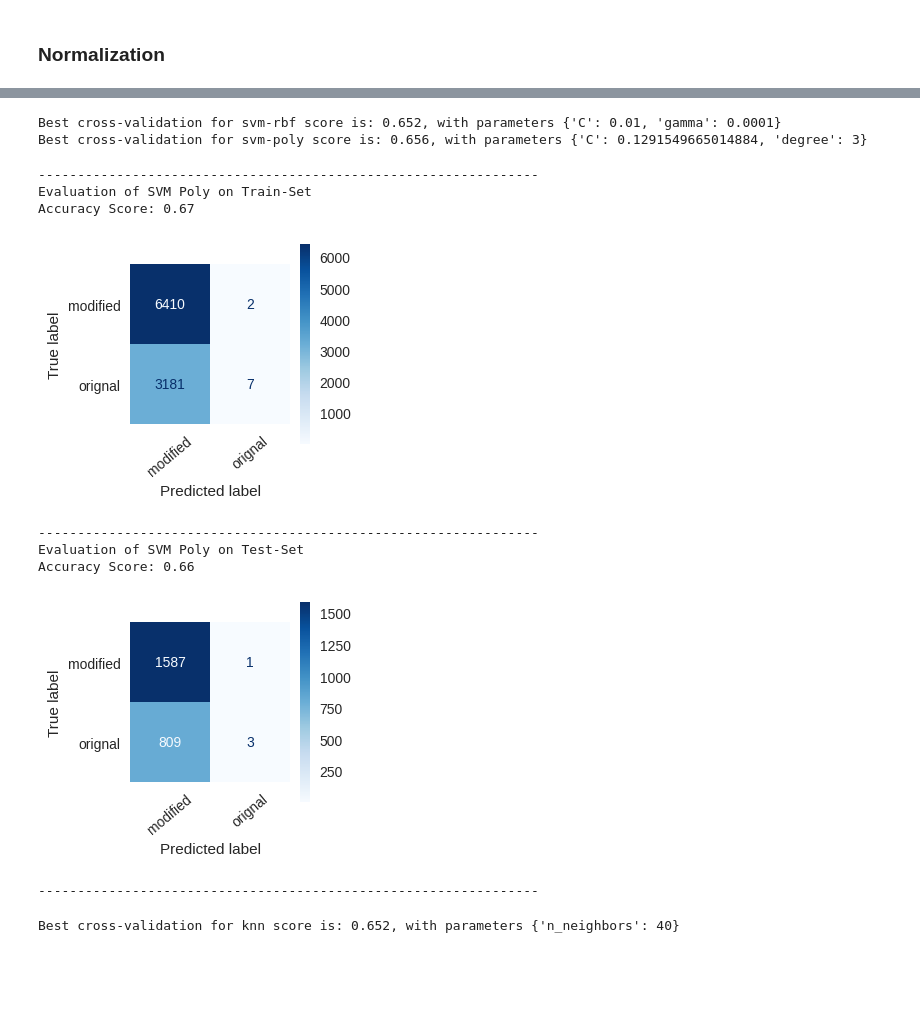
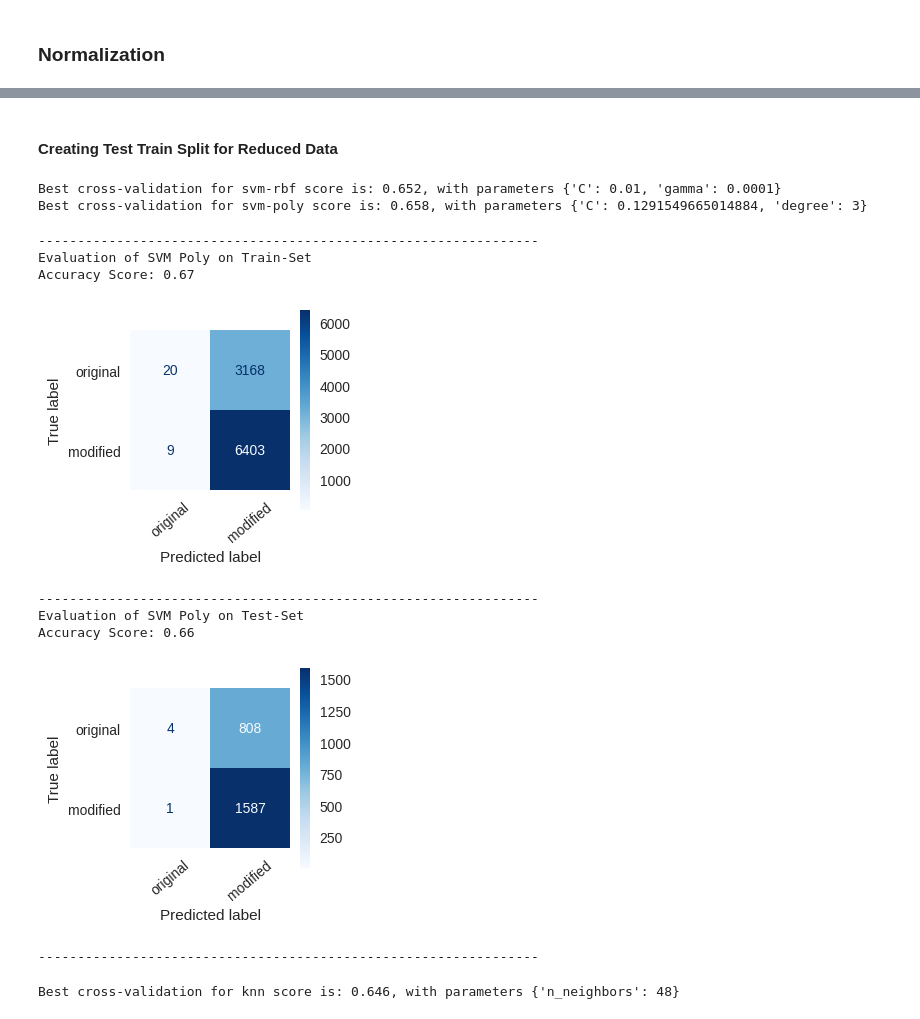
Before and after one commit to dario-x/Deep_Fake_Detection, a Jupyter notebook: main.ipynb, the cells around one changed output, grey strips where cells are left out. Cells and saved outputs as stored; diff of their text form; code cells hidden in the pictures; blank space fills up the shorter version.

```diff
--- a/main.ipynb
+++ b/main.ipynb
@@ -150,47 +243,11 @@ X_svd = svd.fit_transform(X)
+# %% [markdown]
+#### Creating Test Train Split for Reduced Data
 # %%
 #method used for splitting the data into training and testing partitions
-trainX, testX, trainY, testY = train_test_split(X_svd, Y, test_size=0.2, random_state=77)
-
-#trainX, valX, trainY, valY = train_test_split(trainX, trainY, test_size=0.1, random_state=1)
+reduced_trainX, reduced_testX, reduced_trainY, reduced_testY = train_test_split(X_svd, Y, test_size=0.2, random_state=77)
 # %%
-
-
 # dict to store evaluation results
 predYtest = {}
-
-# define a function for evaluation
-def evaluate_model(Model, Model_Name, class_names, trainX=trainX, testX=testX,
-                   trainY=trainY, testY=testY, skip_train=False):
-
-    for i in [[trainX, trainY, "Train"], [testX, testY, "Test"]]:
-        X = i[0]
-        Y = i[1]
-        Set_Name = i[2]
-
-        if skip_train == True and Set_Name == "Train":
-            continue
-
-        print("----------------------------------------------------------------")
-        print("Evaluation of " + Model_Name + " on " + Set_Name +  "-Set")
-
-        #doing the prediction
-        Y_hat = Model.predict(X)
-        predYtest[Model_Name] = Y_hat
-
-        #outputing accuracy, precision, recall and the confusion matrix
-        print("Accuracy Score: {:.2f}".format(metrics.accuracy_score(Y, Y_hat)))
-
-        confusion_matrix = metrics.confusion_matrix(Y, Y_hat)
-        cm_display = metrics.ConfusionMatrixDisplay(confusion_matrix = confusion_matrix, display_labels = class_names)
-        cm_display.plot(cmap = 'Blues', ax = plt.figure(figsize=(2,2), dpi=100).add_axes([0, 0, 1, 1]))
-        plt.grid(False)
-        plt.xticks(rotation=40)
-        plt.show()
-
-    print("----------------------------------------------------------------")
-
-#for model_name in clfs.keys():
- #   evaluate_model(clfs[model_name], model_name, ["no_face", "face"], trainXn, testXn)
 # %%
 clfs = {}
 # setup all the parameters and models
@@ -206,7 +263,7 @@ exps = {
         'clf': svm.SVC(kernel='poly') },
     }
 
-def do_cross_validation_search(exps):
+def do_cross_validation_search(exps, trainX, trainY):
 
   for model_name in exps.keys():
       paramgrid = exps[model_name]['paramgrid']
@@ -219,23 +276,24 @@ def do_cross_validation_search(exps):
                                                                               clf.best_score_,
                                                                               clf.best_params_))
       #clfs[model_name] = clf
-do_cross_validation_search(exps)
+do_cross_validation_search(exps, reduced_trainX, reduced_trainY)
 # %% [output]
 Best cross-validation for svm-rbf score is: 0.652, with parameters {'C': 0.01, 'gamma': 0.0001}
-Best cross-validation for svm-poly score is: 0.656, with parameters {'C': 0.1291549665014884, 'degree': 3}
+Best cross-validation for svm-poly score is: 0.658, with parameters {'C': 0.1291549665014884, 'degree': 3}
 # %%
 SVM_poly = svm.SVC(kernel='poly', C = 0.129, degree=3)
-SVM_poly.fit(trainX, trainY)
-evaluate_model(SVM_poly, "SVM Poly", ["modified", "orignal"], trainX, testX)
+SVM_poly.fit(reduced_trainX, reduced_trainY)
+evaluate_model(SVM_poly, "SVM Poly", ["original", "modified"],
+               reduced_trainX, reduced_testX, reduced_trainY, reduced_testY)
 # %% [output]
 ----------------------------------------------------------------
 Evaluation of SVM Poly on Train-Set
 Accuracy Score: 0.67
-[figure, old version]
+[figure, new version]
 ----------------------------------------------------------------
 Evaluation of SVM Poly on Test-Set
 Accuracy Score: 0.66
-[figure, old version]
+[figure, new version]
 ----------------------------------------------------------------
 # %%
 exps2 = {
@@ -243,7 +301,7 @@ exps2 = {
         'paramgrid': {'n_neighbors': arange(2,50,2)},
         'clf': neighbors.KNeighborsClassifier() },
     }
-do_cross_validation_search(exps2)
+do_cross_validation_search(exps2, reduced_trainX, reduced_trainY)
 # %% [output]
-Best cross-validation for knn score is: 0.652, with parameters {'n_neighbors': 40}
+Best cross-validation for knn score is: 0.646, with parameters {'n_neighbors': 48}
 # %%
```
Also changed, not shown: parts of 23 cells of this notebook.
